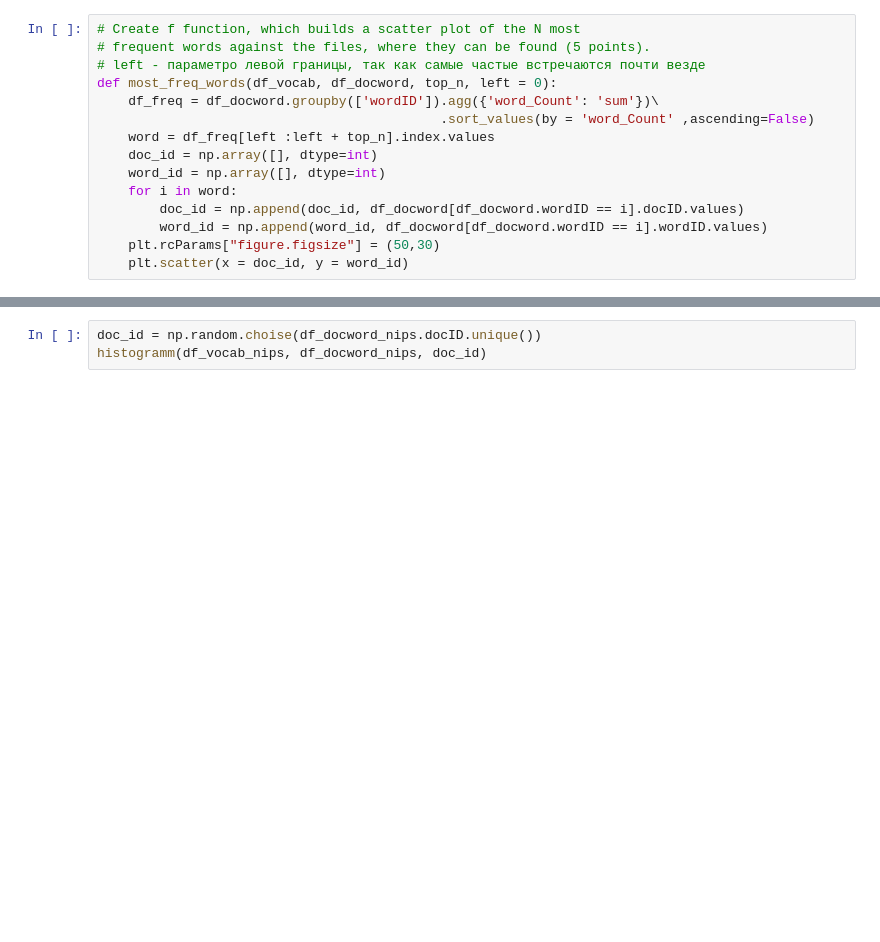
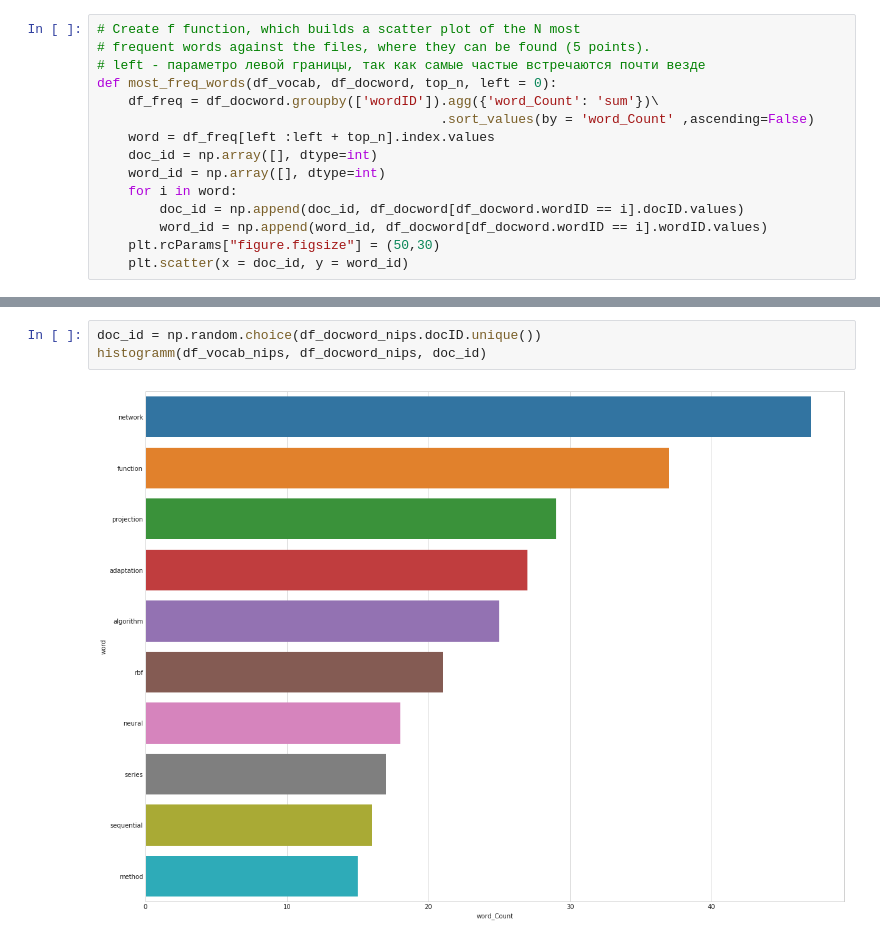
Before and after one commit to MaltsevAN/practicum_6_sem, a Jupyter notebook: python/HW 4 - NumPy.ipynb, the cells around one changed output, grey strips where cells are left out. Cells and saved outputs as stored; diff of their text form; blank space fills up the shorter version.

```diff
--- a/python/HW 4 - NumPy.ipynb
+++ b/python/HW 4 - NumPy.ipynb
@@ -342,4 +346,6 @@ histogramm(df_vocab_kos, df_docword_kos, doc_id)
 # %%
-doc_id = np.random.choise(df_docword_nips.docID.unique())
+doc_id = np.random.choice(df_docword_nips.docID.unique())
 histogramm(df_vocab_nips, df_docword_nips, doc_id)
+# %% [output]
+[figure, added]
 # %%
```
Also changed, not shown: parts of 18 cells of this notebook.
